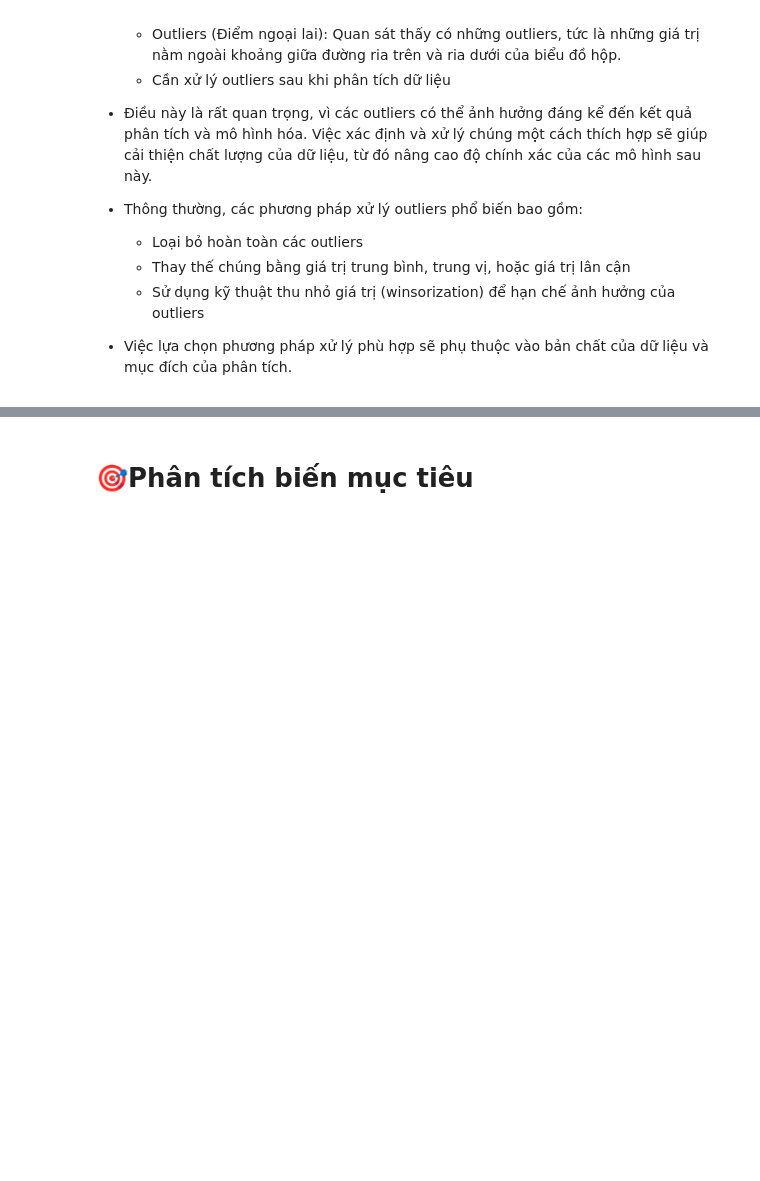
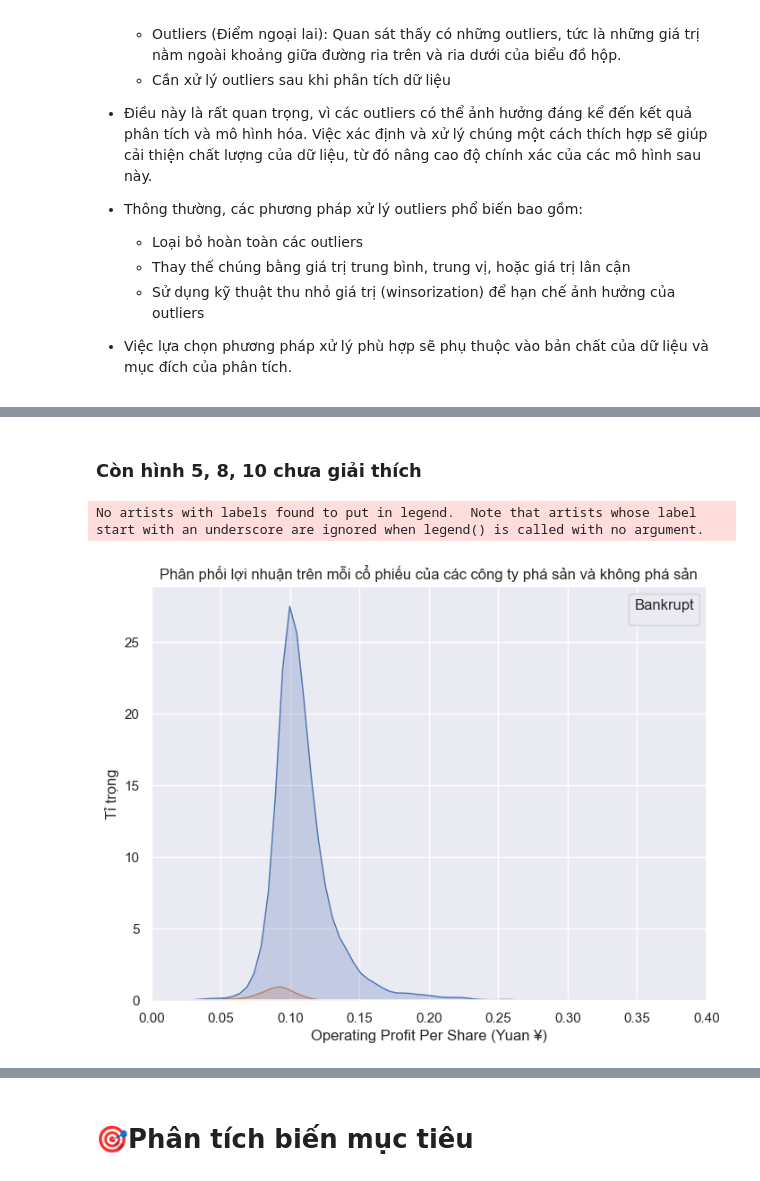
Before and after one commit to vovantri123/CK_Python, a Jupyter notebook: CK.ipynb, the cells around one changed output, grey strips where cells are left out. Saved outputs shown, nothing was run; the diff lists cells and outputs as text; code cells hidden in the pictures; blank space fills up the shorter version.

Commit message:
Còn thiếu vài cái chú thích đồ thị

```diff
--- a/CK.ipynb
+++ b/CK.ipynb
@@ -167,5 +369,5 @@ def perf_metrics(y_true, y_pred_binary):
 # %%
-company_df = pd.read_csv("data.csv")
+company_df = pd.read_csv("./data.csv")
 company_df = company_df.rename(columns=lambda x: x.strip())
 company_df.rename(columns={'Bankrupt?': 'Bankrupt'},inplace = True)
 # %%
@@ -571,0 +776,16 @@ plt.show()
+# %% [markdown]
+### Còn hình 5, 8, 10 chưa giải thích
+# %%
+# Question 1: Distribution of "Operating Profit Per Share (Yuan ¥)" for bankrupt vs. non-bankrupt companies
+plt.figure(figsize=(8, 6))
+sns.kdeplot(data=company_df, x='Operating Profit Per Share (Yuan ¥)', hue='Bankrupt', fill=True)
+plt.title('Phân phối lợi nhuận trên mỗi cổ phiếu của các công ty phá sản và không phá sản')
+plt.xlabel('Operating Profit Per Share (Yuan ¥)')
+plt.ylabel('Tỉ trọng')
+plt.legend(title='Bankrupt')
+# giới hạn lại truc hoành
+plt.xlim(0,0.4)
+plt.show()
+# %% [output]
+No artists with labels found to put in legend.  Note that artists whose label start with an underscore are ignored when legend() is called with no argument.
+[figure, added]
```
Also changed, not shown: parts of 25 cells of this notebook.
